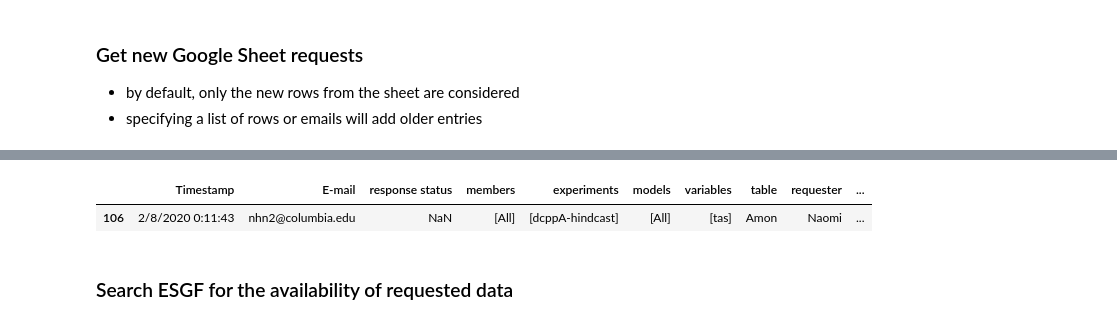
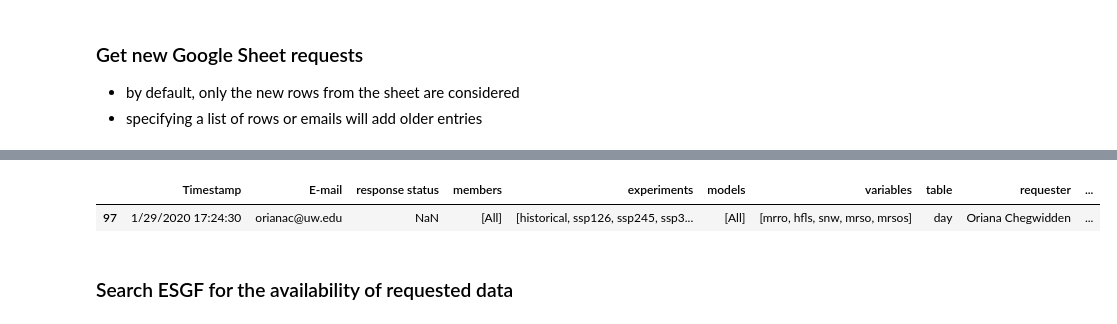
Before and after one commit to naomi-henderson/cmip6collect, a Jupyter notebook: notebooks/nb1-DataRequests.ipynb, the cells around one changed output, grey strips where cells are left out. Drawn from its saved outputs; the diff is of its cells as text; code cells hidden in the pictures.

```diff
--- a/notebooks/nb1-DataRequests.ipynb
+++ b/notebooks/nb1-DataRequests.ipynb
@@ -77,6 +92,6 @@ df_request_new
 # choose a new request to process:
 timestamps = df_request_new.Timestamp.unique()
 print(timestamps)
-df_request_new = df_request_new[df_request_new.Timestamp == timestamps[-1]]
+#df_request_new = df_request_new[df_request_new.Timestamp == timestamps[-1]]
 df_request_new
 # %% [output]
@@ -84,5 +99,5 @@ df_request_new
 |  | Timestamp | E-mail | response status | members | experiments | models | variables | table | requester | ... |
-| 106 | 2/8/2020 0:11:43 | nhn2@columbia.edu | NaN | [All] | [dcppA-hindcast] | [All] | [tas] | Amon | Naomi | ... |
+| 97 | 1/29/2020 17:24:30 | orianac@uw.edu | NaN | [All] | [historical, ssp126, ssp245, ssp3... | [All] | [mrro, hfls, snw, mrso, mrsos] | day | Oriana Chegwidden | ... |
 # %% [markdown]
 ### Search ESGF for the availability of requested data
 # %%
```
Also changed, not shown: parts of 19 cells of this notebook, 10 other files.
